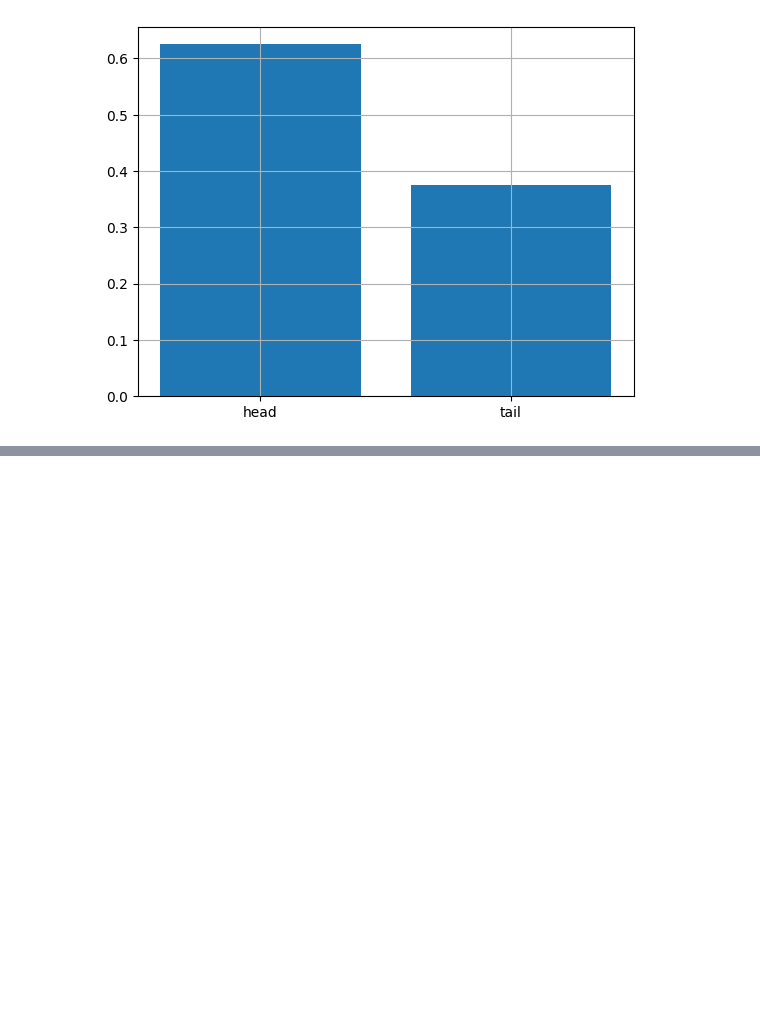
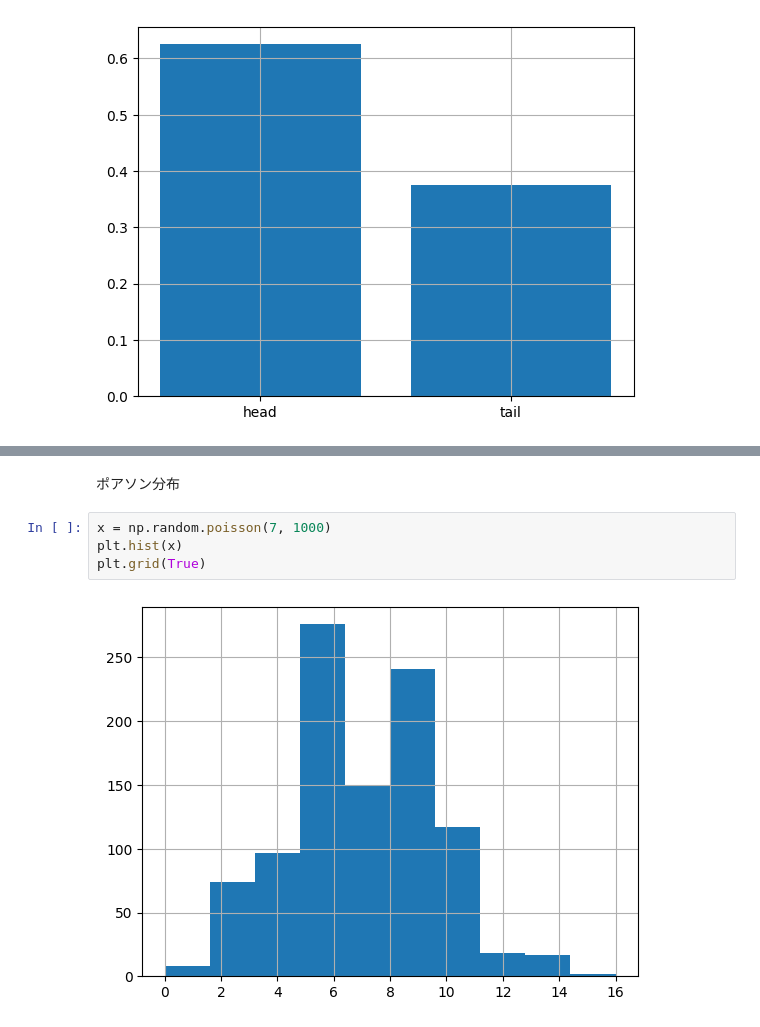
Before and after one commit to Araki0223/The_Eternal_Odyssey_of_Wisdom, a Jupyter notebook: DS_Training_course_at_the_UTokyo/MyCodes/Chapter_4/Chapter_04.ipynb, the cells around one changed output, grey strips where cells are left out. Cells and saved outputs as stored; diff of their text form; blank space fills up the shorter version.

```diff
--- a/DS_Training_course_at_the_UTokyo/MyCodes/Chapter_4/Chapter_04.ipynb
+++ b/DS_Training_course_at_the_UTokyo/MyCodes/Chapter_4/Chapter_04.ipynb
@@ -99,0 +108,8 @@ ValueError: shape mismatch: objects cannot be broadcast to a single shape.  Mism
+# %% [markdown]
+ポアソン分布
+# %%
+x = np.random.poisson(7, 1000)
+plt.hist(x)
+plt.grid(True)
+# %% [output]
+[figure, added]
```
Also changed, not shown: parts of 8 cells of this notebook.
